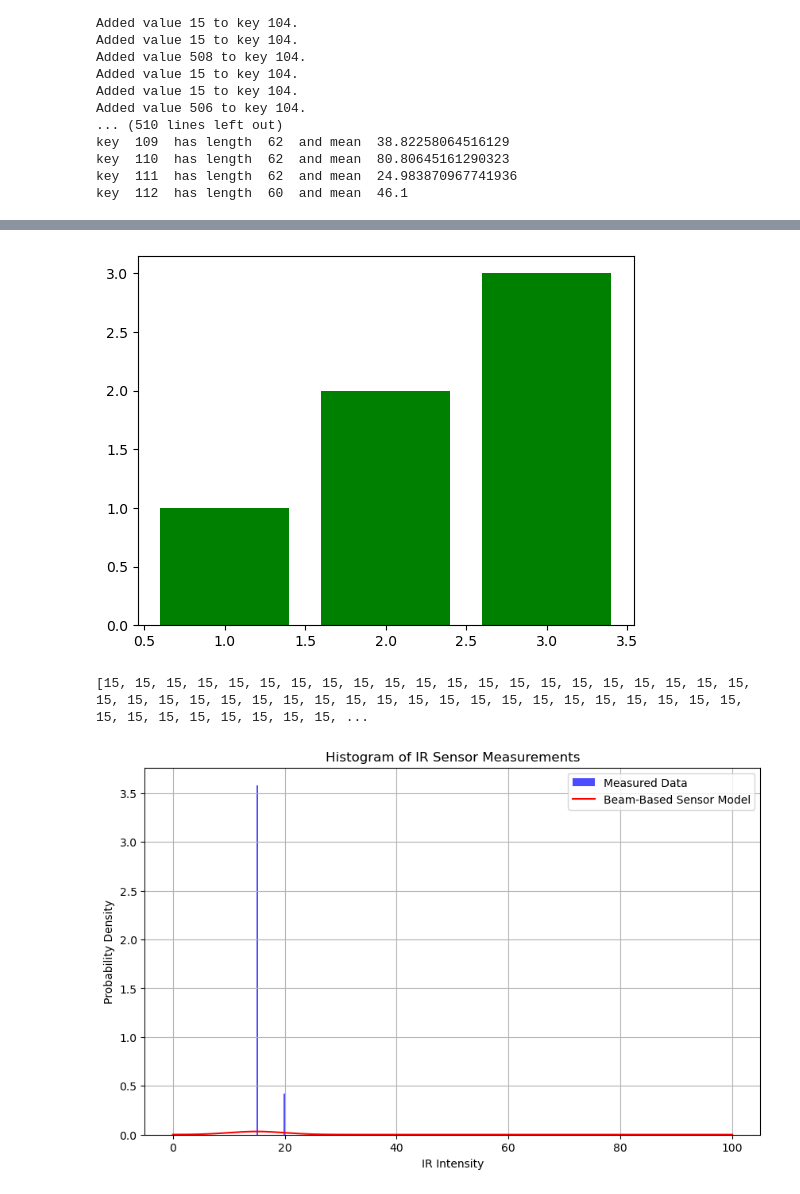
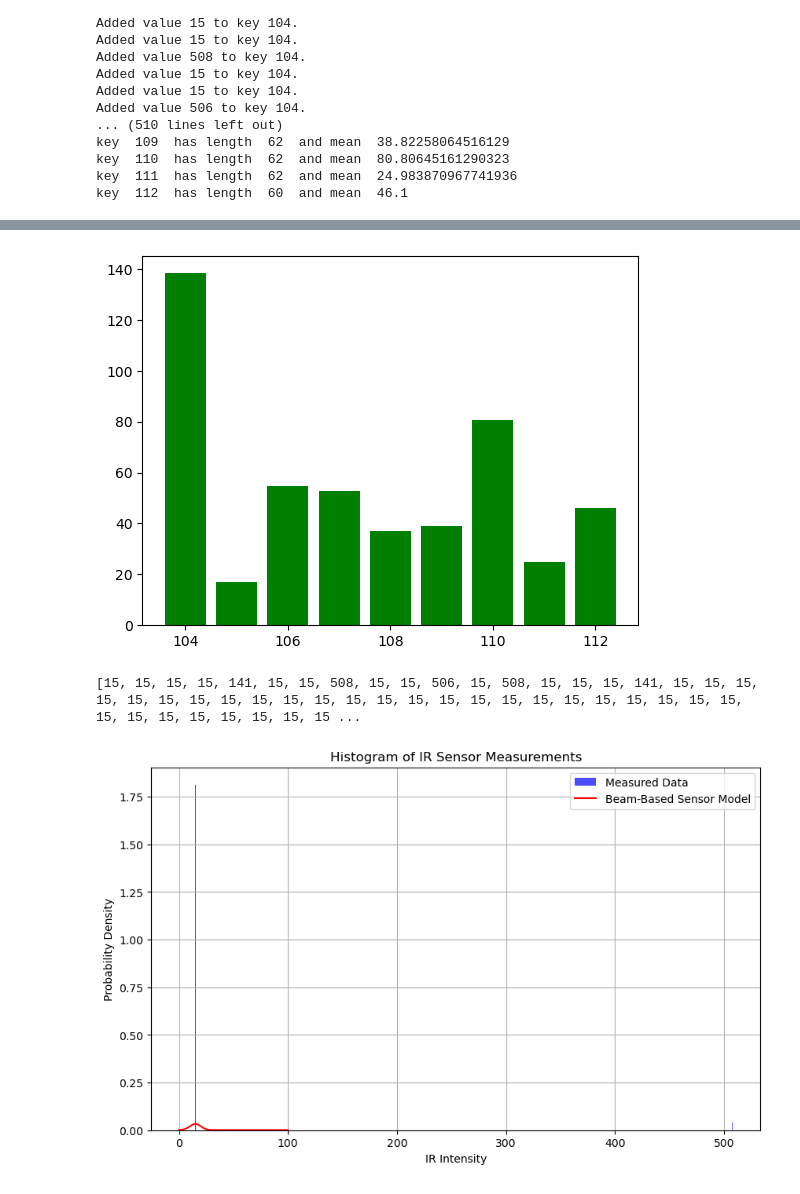
Before and after one commit to RealBenTen10/AIforRobots, a Jupyter notebook: Task6/Task6.ipynb, the cells around one changed output, grey strips where cells are left out. Saved outputs shown, nothing was run; the diff lists cells and outputs as text; code cells hidden in the pictures.

```diff
--- a/Task6/Task6.ipynb
+++ b/Task6/Task6.ipynb
@@ -135,3 +135,3 @@ temp_dict_2 = temp_dict.copy()
 # %%
-for k in temp_dict_2:
-        print("key ", k, " has length ", len(temp_dict_2[k]), " and mean ", np.mean(temp_dict_2[k]))
+#for k in temp_dict_2:
+  #      print("key ", k, " has length ", len(temp_dict_2[k]), " and mean ", np.mean(temp_dict_2[k]))
@@ -150,24 +140,16 @@ temp_values = []
 for k in temp_dict:
     temp_values.append(np.mean(temp_dict[k]))
 # %%
-plt.bar(list(temp_dict.keys()), temp_dict.values(), color='g')
+plt.bar(list(temp_dict.keys()), temp_values, color='g')
 plt.show()
 # %% [output]
-[figure, old version]
+[figure, new version]
 # %%
 import matplotlib.pyplot as plt
 import numpy as np
-import csv
-
-# === Step 1: Extract and Flatten the Data ===
-ir_data_dict = {
-    892: [15, 15, 15, 15, 15, 15, 15, 15, 15, 15, 15, 15, 15, 15, 15, 15, 15, 15, 15, 15, 15, 15, 15, 15, 15, 15, 15, 15, 15, 15, 15, 15, 15, 15, 15, 15, 15, 15, 15, 15, 15, 15, 15, 15, 15, 15, 15],
-    893: [15, 15, 15, 15, 15, 15, 15, 15, 15, 15, 15, 15, 15, 15, 15, 15, 15, 15, 15, 15, 15, 15, 15, 15, 15, 15, 15, 15, 15, 15, 15, 15, 15, 15, 15, 15, 15, 15, 15, 15, 15, 15, 15, 15, 15, 15, 15, 15, 15, 15, 15, 15, 15, 15, 15, 15, 15, 15, 15, 15, 15, 15],
-    894: [15, 15, 15, 15, 15, 15, 15, 15, 15, 15, 15, 15, 15, 15, 15, 15, 15, 15, 15, 15, 15, 15, 15, 15, 15, 15, 15, 15, 15, 15, 15, 15, 15, 15, 15, 15, 15, 15, 15, 15, 15, 15, 15, 15, 15, 15, 15, 15, 15, 15, 15, 15, 15, 15, 15, 15, 15, 15, 15, 15, 15, 15],
-}
 
 ir_values = []
-for values in ir_data_dict.values():
+for values in temp_dict.values():
     ir_values.extend(values)
 for i in range(20):
     ir_values.append(20)
@@ -178,7 +160,7 @@ if len(ir_values) > 500:
 
 
 plt.figure(figsize=(10,6))
-plt.hist(ir_values, bins=20, density=True, alpha=0.7, color='blue', label='Measured Data')
+plt.hist(ir_values, bins=1000, density=True, alpha=0.7, color='blue', label='Measured Data')
 plt.xlabel('IR Intensity')
 plt.ylabel('Probability Density')
 plt.title('Histogram of IR Sensor Measurements')
@@ -199,5 +181,5 @@ plt.legend()
 plt.grid(True)
 plt.show()
 # %% [output]
-[15, 15, 15, 15, 15, 15, 15, 15, 15, 15, 15, 15, 15, 15, 15, 15, 15, 15, 15, 15, 15, 15, 15, 15, 15, 15, 15, 15, 15, 15, 15, 15, 15, 15, 15, 15, 15, 15, 15, 15, 15, 15, 15, 15, 15, 15, 15, 15, 15, 15, ...
+[15, 15, 15, 15, 141, 15, 15, 508, 15, 15, 506, 15, 508, 15, 15, 15, 141, 15, 15, 15, 15, 15, 15, 15, 15, 15, 15, 15, 15, 15, 15, 15, 15, 15, 15, 15, 15, 15, 15, 15, 15, 15, 15, 15, 15, 15, 15, 15, 15 ...
-[figure, old version]
+[figure, new version]
```
Also changed, not shown: parts of 2 cells of this notebook, 2 other files.
